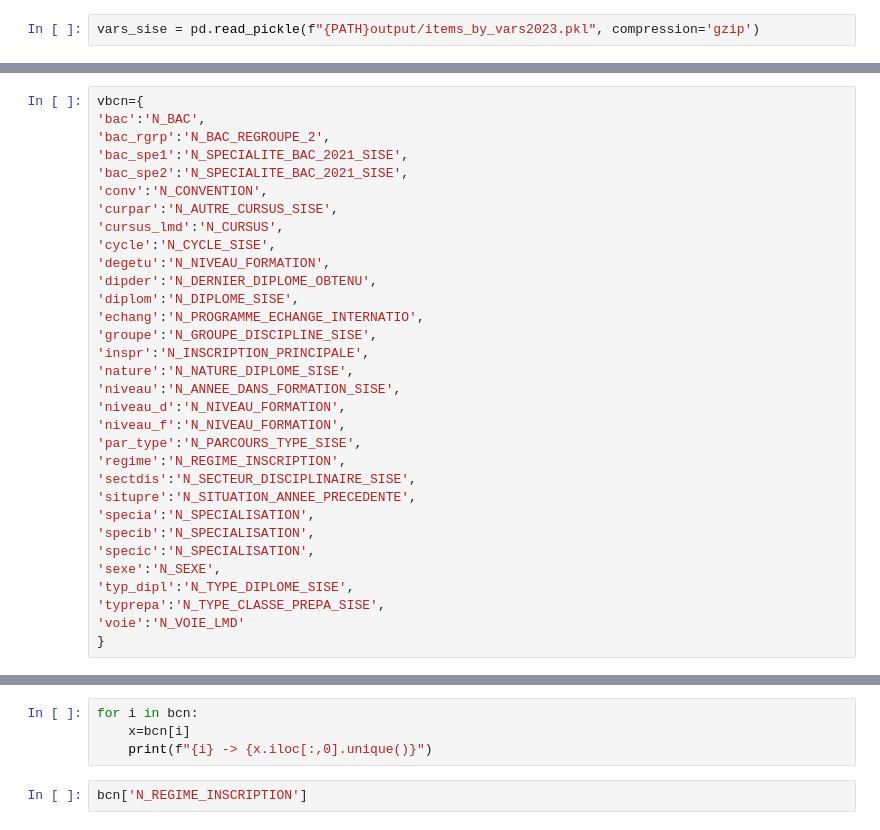
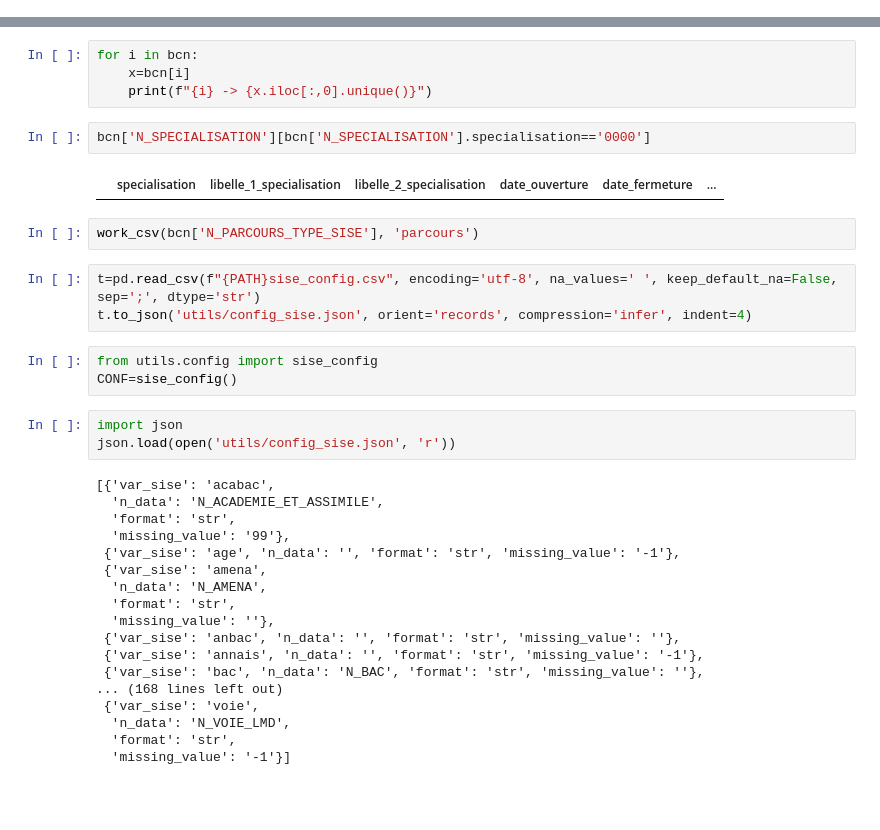
Before and after one commit to dataesr/inscrits_v2, a Jupyter notebook: test.ipynb, the cells around one changed output, grey strips where cells are left out. Saved outputs shown, nothing was run; the diff lists cells and outputs as text; blank space fills up the shorter version.

```diff
--- a/test.ipynb
+++ b/test.ipynb
@@ -4,2 +0,0 @@ import pandas as pd
-# %%
-vars_sise = pd.read_pickle(f"{PATH}output/items_by_vars2023.pkl", compression='gzip')
@@ -16,32 +134,0 @@ bcn=bcn_complete()
-# %%
-vbcn={
-'bac':'N_BAC',
-'bac_rgrp':'N_BAC_REGROUPE_2',
-'bac_spe1':'N_SPECIALITE_BAC_2021_SISE',
-'bac_spe2':'N_SPECIALITE_BAC_2021_SISE',
-'conv':'N_CONVENTION',
-'curpar':'N_AUTRE_CURSUS_SISE',
-'cursus_lmd':'N_CURSUS',
-'cycle':'N_CYCLE_SISE',
-'degetu':'N_NIVEAU_FORMATION',
-'dipder':'N_DERNIER_DIPLOME_OBTENU',
-'diplom':'N_DIPLOME_SISE',
-'echang':'N_PROGRAMME_ECHANGE_INTERNATIO',
-'groupe':'N_GROUPE_DISCIPLINE_SISE',
-'inspr':'N_INSCRIPTION_PRINCIPALE',
-'nature':'N_NATURE_DIPLOME_SISE',
-'niveau':'N_ANNEE_DANS_FORMATION_SISE',
-'niveau_d':'N_NIVEAU_FORMATION',
-'niveau_f':'N_NIVEAU_FORMATION',
-'par_type':'N_PARCOURS_TYPE_SISE',
-'regime':'N_REGIME_INSCRIPTION',
-'sectdis':'N_SECTEUR_DISCIPLINAIRE_SISE',
-'situpre':'N_SITUATION_ANNEE_PRECEDENTE',
-'specia':'N_SPECIALISATION',
-'specib':'N_SPECIALISATION',
-'specic':'N_SPECIALISATION',
-'sexe':'N_SEXE',
-'typ_dipl':'N_TYPE_DIPLOME_SISE',
-'typrepa':'N_TYPE_CLASSE_PREPA_SISE',
-'voie':'N_VOIE_LMD'
-}
@@ -83,5 +230,36 @@ for k,v in vbcn.items():
 for i in bcn:
     x=bcn[i]
     print(f"{i} -> {x.iloc[:,0].unique()}")
-# %%
-bcn['N_REGIME_INSCRIPTION']
+# %%
+bcn['N_SPECIALISATION'][bcn['N_SPECIALISATION'].specialisation=='0000']
+# %% [output]
+|  | specialisation | libelle_1_specialisation | libelle_2_specialisation | date_ouverture | date_fermeture | ... |
+# %%
+work_csv(bcn['N_PARCOURS_TYPE_SISE'], 'parcours')
+# %%
+t=pd.read_csv(f"{PATH}sise_config.csv", encoding='utf-8', na_values=' ', keep_default_na=False, sep=';', dtype='str')
+t.to_json('utils/config_sise.json', orient='records', compression='infer', indent=4)
+# %%
+from utils.config import sise_config
+CONF=sise_config()
+# %%
+import json
+json.load(open('utils/config_sise.json', 'r'))
+# %% [output]
+[{'var_sise': 'acabac',
+  'n_data': 'N_ACADEMIE_ET_ASSIMILE',
+  'format': 'str',
+  'missing_value': '99'},
+ {'var_sise': 'age', 'n_data': '', 'format': 'str', 'missing_value': '-1'},
+ {'var_sise': 'amena',
+  'n_data': 'N_AMENA',
+  'format': 'str',
+  'missing_value': ''},
+ {'var_sise': 'anbac', 'n_data': '', 'format': 'str', 'missing_value': ''},
+ {'var_sise': 'annais', 'n_data': '', 'format': 'str', 'missing_value': '-1'},
+ {'var_sise': 'bac', 'n_data': 'N_BAC', 'format': 'str', 'missing_value': ''},
+... (168 lines left out)
+ {'var_sise': 'voie',
+  'n_data': 'N_VOIE_LMD',
+  'format': 'str',
+  'missing_value': '-1'}]
```
Also changed, not shown: parts of 17 cells of this notebook, 13 other files.
